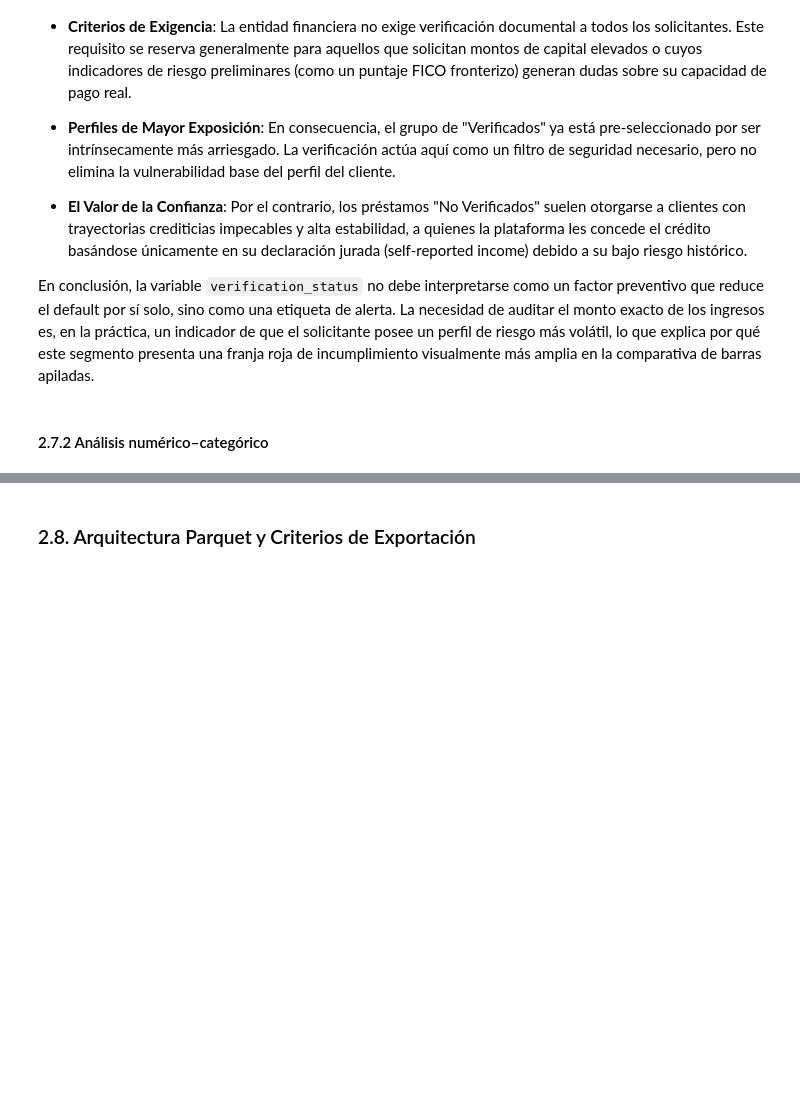
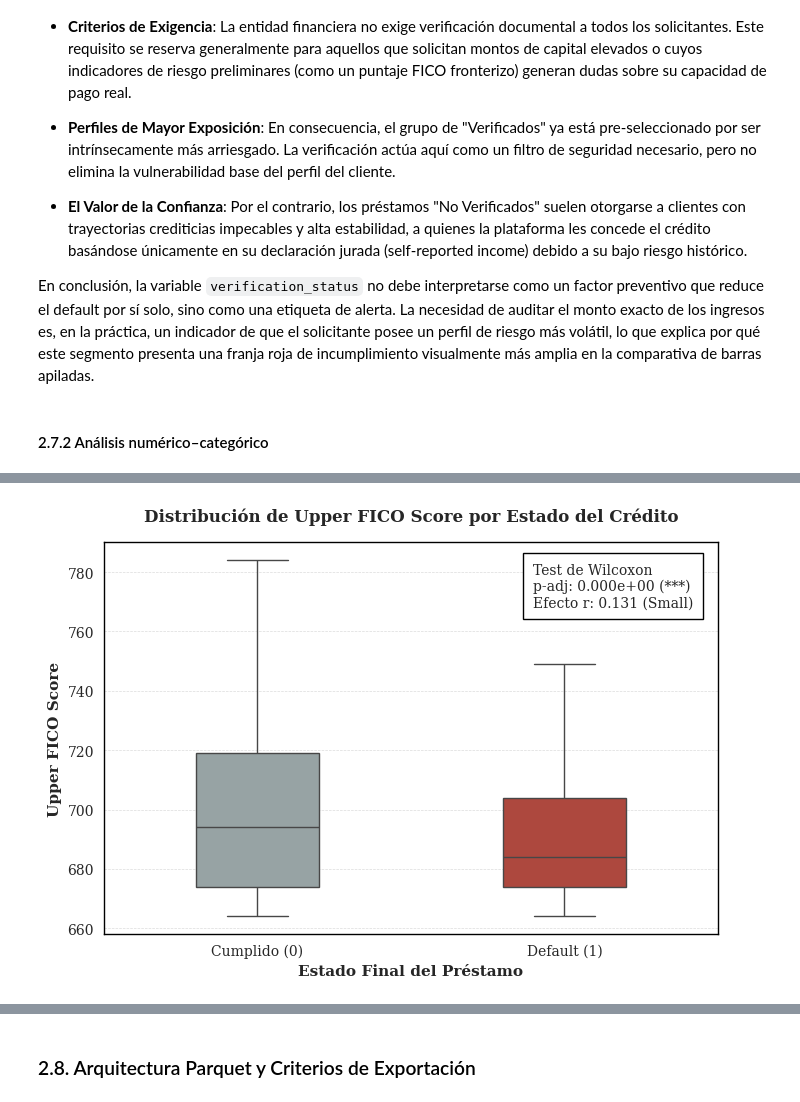
Before and after one commit to cjarango/lending-risk-pyspark, a Jupyter notebook: notebooks/lending-risk-pyspark.ipynb, the cells around one changed output, grey strips where cells are left out. Saved outputs shown, nothing was run; the diff lists cells and outputs as text; code cells hidden in the pictures; blank space fills up the shorter version.

```diff
--- a/notebooks/EDA.ipynb
+++ b/notebooks/lending-risk-pyspark.ipynb
@@ -3397,0 +3517,4 @@ display(styled_contrast)
+# %%
+plot_boxplot(df_reduce, var_col='fico_range_high', var_label='Upper FICO Score', target_col='default', stats_vector=[0.000000, 0.131174])
+# %% [output]
+[figure, added]
```
Also changed, not shown: parts of 52 cells of this notebook.
